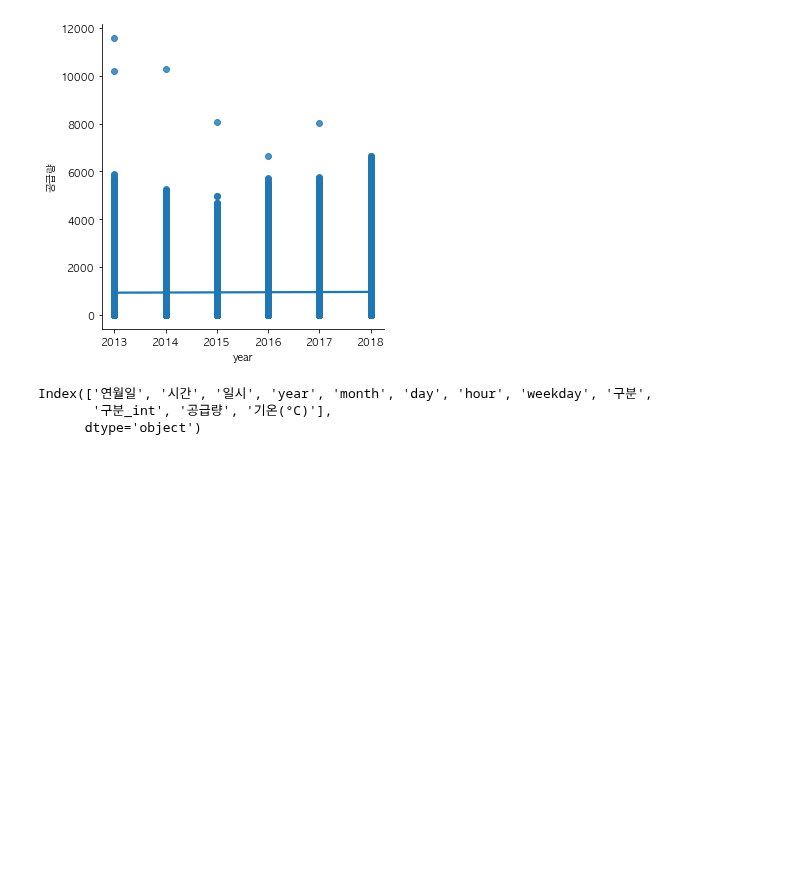
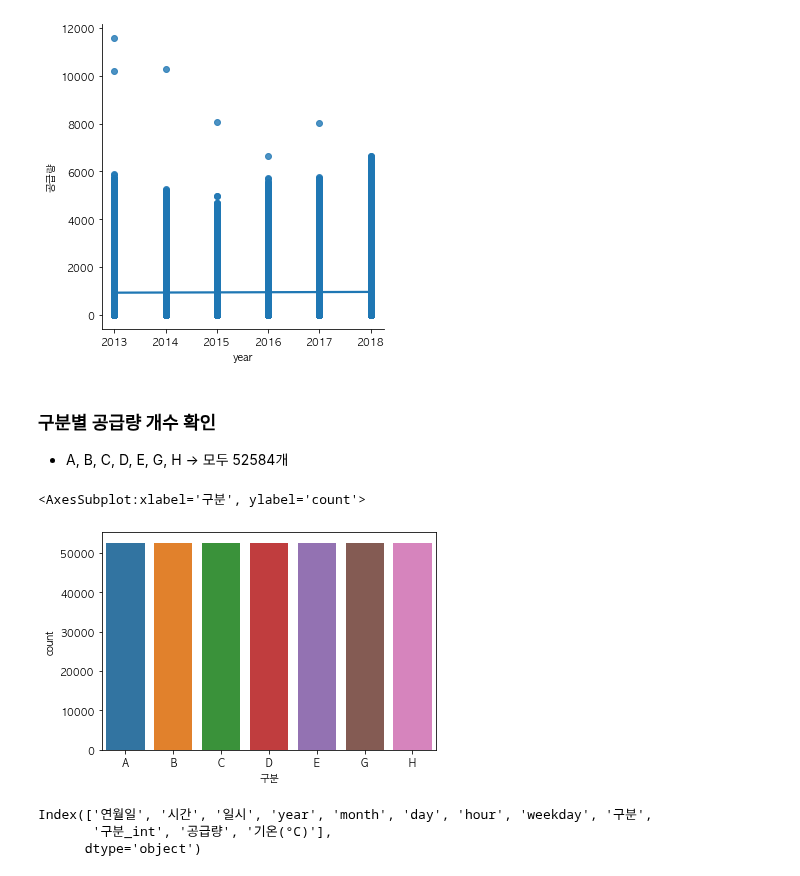
Before and after one commit to city1616/LikeLion_AI_SCHOOL_13th, a Jupyter notebook: 팀 프로젝트 - 멋쟁이 수정처럼/CODE/04_data_analysis.ipynb, the cells around one changed output. Cells and saved outputs as stored; diff of their text form; code cells hidden in the pictures; blank space fills up the shorter version.

```diff
--- a/팀 프로젝트 - 멋쟁이 수정처럼/CODE/04_data_analysis.ipynb
+++ b/팀 프로젝트 - 멋쟁이 수정처럼/CODE/04_data_analysis.ipynb
@@ -186,6 +186,14 @@ sns.lmplot(x = "year", y = "공급량", data = train)
 <seaborn.axisgrid.FacetGrid at 0x...>
 <Figure size 2160x1080 with 0 Axes>
 [figure]
+# %% [markdown]
+### 구분별 공급량 개수 확인
+* A, B, C, D, E, G, H -> 모두 52584개
+# %%
+sns.countplot(x = "구분", data = train)
+# %% [output]
+<AxesSubplot:xlabel='구분', ylabel='count'>
+[figure, added]
 # %%
 train.columns
 # %% [output]
```
Also changed, not shown: parts of 3 cells of this notebook.
